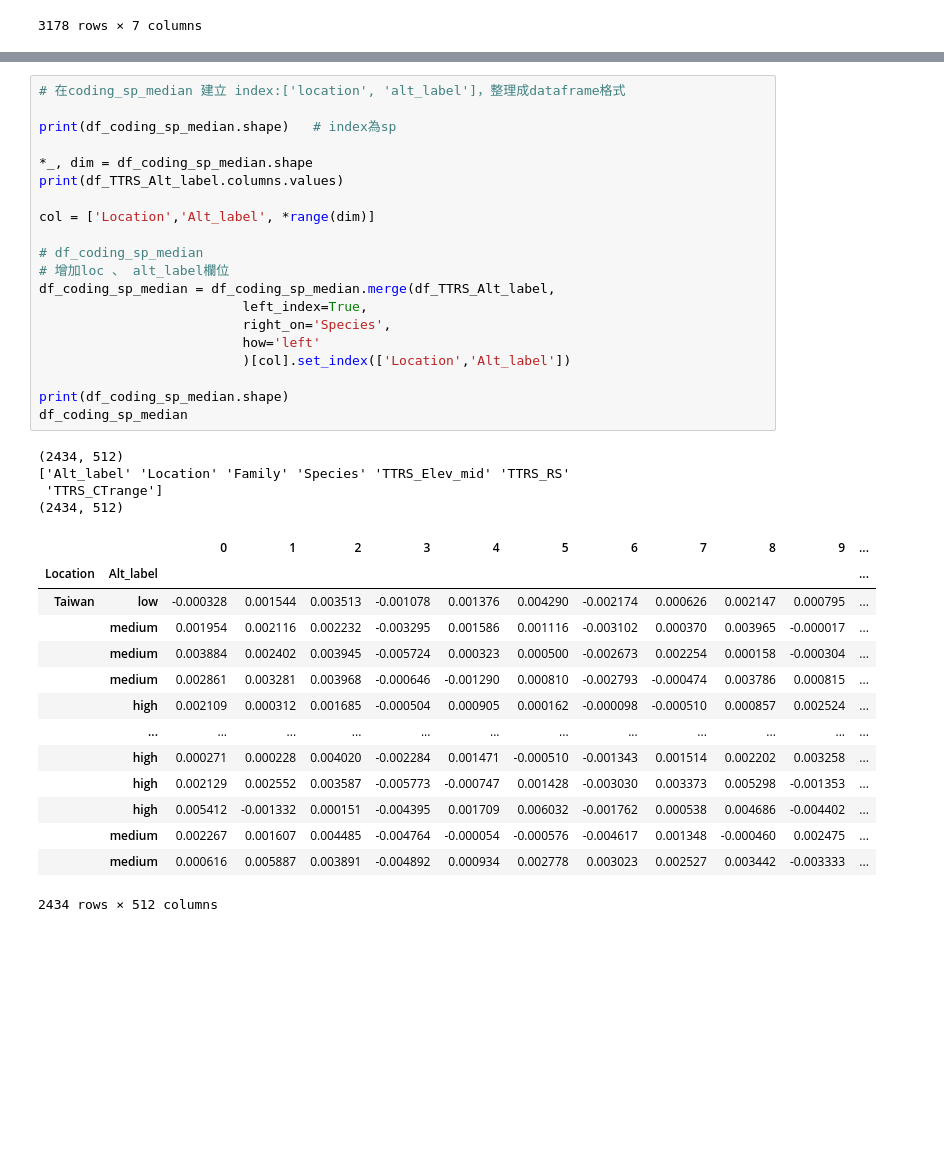
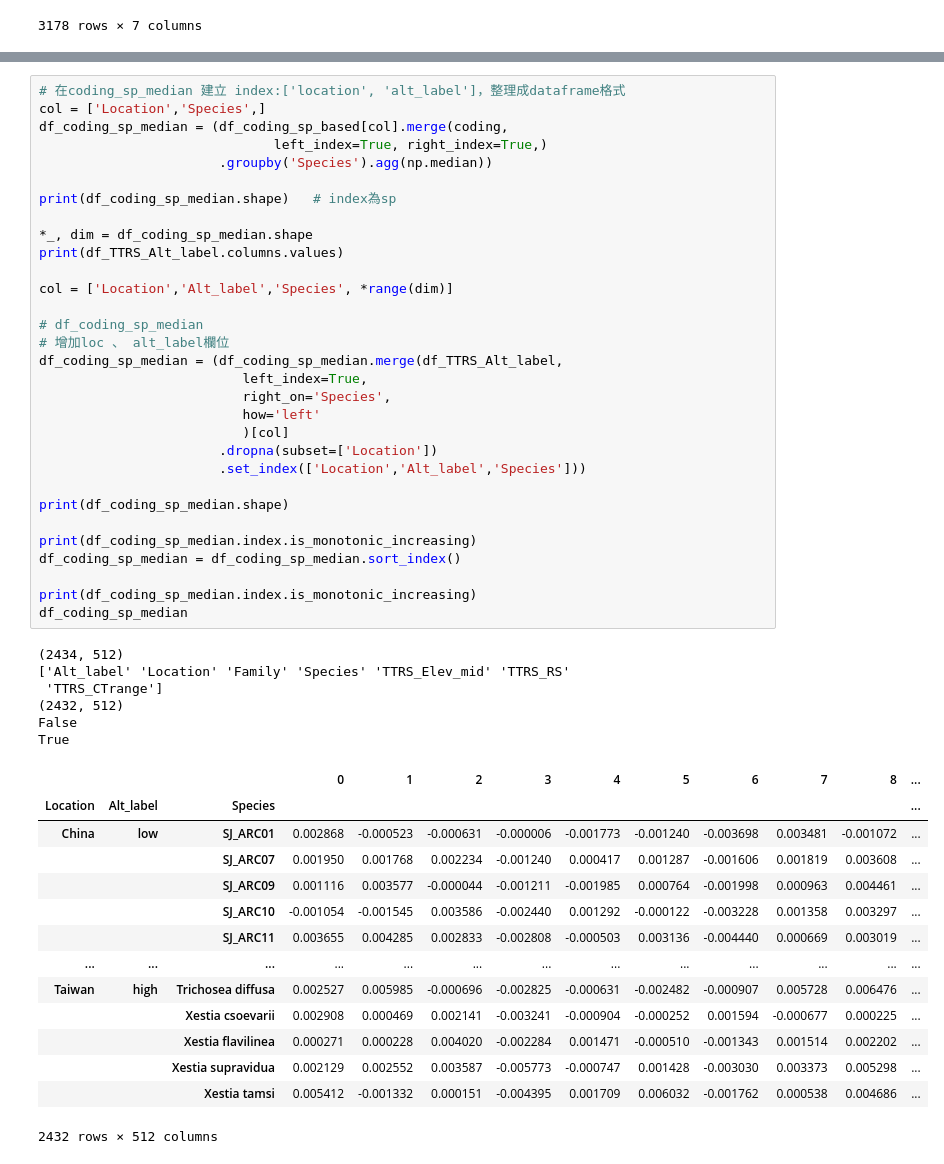
Before and after one commit to YunghuiHsu/Moth_Project, a Jupyter notebook: Moth_thermal/vsc/explore_LatentSpace.ipynb, the cells around one changed output, grey strips where cells are left out. Saved outputs shown, nothing was run; the diff lists cells and outputs as text; blank space fills up the shorter version.

```diff
--- a/Moth_thermal/vsc/explore_LatentSpace.ipynb
+++ b/Moth_thermal/vsc/explore_LatentSpace.ipynb
@@ -884,42 +899,55 @@ Taiwan     : [ 340. 1245. 2148. 3050.]
 # %%
 # 在coding_sp_median 建立 index:['location', 'alt_label']，整理成dataframe格式
+col = ['Location','Species',]
+df_coding_sp_median = (df_coding_sp_based[col].merge(coding,
+                              left_index=True, right_index=True,)
+                       .groupby('Species').agg(np.median))
 
 print(df_coding_sp_median.shape)   # index為sp
 
 *_, dim = df_coding_sp_median.shape
 print(df_TTRS_Alt_label.columns.values)
 
-col = ['Location','Alt_label', *range(dim)]
+col = ['Location','Alt_label','Species', *range(dim)]
 
 # df_coding_sp_median
 # 增加loc 、 alt_label欄位
-df_coding_sp_median = df_coding_sp_median.merge(df_TTRS_Alt_label,
+df_coding_sp_median = (df_coding_sp_median.merge(df_TTRS_Alt_label,
                           left_index=True,
                           right_on='Species',
                           how='left'
-                          )[col].set_index(['Location','Alt_label'])
+                          )[col]
+                       .dropna(subset=['Location'])
+                       .set_index(['Location','Alt_label','Species']))
 
 print(df_coding_sp_median.shape)
+
+print(df_coding_sp_median.index.is_monotonic_increasing)
+df_coding_sp_median = df_coding_sp_median.sort_index()
+
+print(df_coding_sp_median.index.is_monotonic_increasing)
 df_coding_sp_median
 # %% [output]
 (2434, 512)
 ['Alt_label' 'Location' 'Family' 'Species' 'TTRS_Elev_mid' 'TTRS_RS'
  'TTRS_CTrange']
-(2434, 512)
+(2432, 512)
+False
+True
-|  |  | 0 | 1 | 2 | 3 | 4 | 5 | 6 | 7 | 8 | 9 | ... |
-| Location | Alt_label |  |  |  |  |  |  |  |  |  |  | ... |
-| Taiwan | low | -0.000328 | 0.001544 | 0.003513 | -0.001078 | 0.001376 | 0.004290 | -0.002174 | 0.000626 | 0.002147 | 0.000795 | ... |
-|  | medium | 0.001954 | 0.002116 | 0.002232 | -0.003295 | 0.001586 | 0.001116 | -0.003102 | 0.000370 | 0.003965 | -0.000017 | ... |
-|  | medium | 0.003884 | 0.002402 | 0.003945 | -0.005724 | 0.000323 | 0.000500 | -0.002673 | 0.002254 | 0.000158 | -0.000304 | ... |
-|  | medium | 0.002861 | 0.003281 | 0.003968 | -0.000646 | -0.001290 | 0.000810 | -0.002793 | -0.000474 | 0.003786 | 0.000815 | ... |
-|  | high | 0.002109 | 0.000312 | 0.001685 | -0.000504 | 0.000905 | 0.000162 | -0.000098 | -0.000510 | 0.000857 | 0.002524 | ... |
-|  | ... | ... | ... | ... | ... | ... | ... | ... | ... | ... | ... | ... |
-|  | high | 0.000271 | 0.000228 | 0.004020 | -0.002284 | 0.001471 | -0.000510 | -0.001343 | 0.001514 | 0.002202 | 0.003258 | ... |
-|  | high | 0.002129 | 0.002552 | 0.003587 | -0.005773 | -0.000747 | 0.001428 | -0.003030 | 0.003373 | 0.005298 | -0.001353 | ... |
-|  | high | 0.005412 | -0.001332 | 0.000151 | -0.004395 | 0.001709 | 0.006032 | -0.001762 | 0.000538 | 0.004686 | -0.004402 | ... |
-|  | medium | 0.002267 | 0.001607 | 0.004485 | -0.004764 | -0.000054 | -0.000576 | -0.004617 | 0.001348 | -0.000460 | 0.002475 | ... |
-|  | medium | 0.000616 | 0.005887 | 0.003891 | -0.004892 | 0.000934 | 0.002778 | 0.003023 | 0.002527 | 0.003442 | -0.003333 | ... |
+|  |  |  | 0 | 1 | 2 | 3 | 4 | 5 | 6 | 7 | 8 | ... |
+| Location | Alt_label | Species |  |  |  |  |  |  |  |  |  | ... |
+| China | low | SJ_ARC01 | 0.002868 | -0.000523 | -0.000631 | -0.000006 | -0.001773 | -0.001240 | -0.003698 | 0.003481 | -0.001072 | ... |
+|  |  | SJ_ARC07 | 0.001950 | 0.001768 | 0.002234 | -0.001240 | 0.000417 | 0.001287 | -0.001606 | 0.001819 | 0.003608 | ... |
+|  |  | SJ_ARC09 | 0.001116 | 0.003577 | -0.000044 | -0.001211 | -0.001985 | 0.000764 | -0.001998 | 0.000963 | 0.004461 | ... |
+|  |  | SJ_ARC10 | -0.001054 | -0.001545 | 0.003586 | -0.002440 | 0.001292 | -0.000122 | -0.003228 | 0.001358 | 0.003297 | ... |
+|  |  | SJ_ARC11 | 0.003655 | 0.004285 | 0.002833 | -0.002808 | -0.000503 | 0.003136 | -0.004440 | 0.000669 | 0.003019 | ... |
+| ... | ... | ... | ... | ... | ... | ... | ... | ... | ... | ... | ... | ... |
+| Taiwan | high | Trichosea diffusa | 0.002527 | 0.005985 | -0.000696 | -0.002825 | -0.000631 | -0.002482 | -0.000907 | 0.005728 | 0.006476 | ... |
+|  |  | Xestia csoevarii | 0.002908 | 0.000469 | 0.002141 | -0.003241 | -0.000904 | -0.000252 | 0.001594 | -0.000677 | 0.000225 | ... |
+|  |  | Xestia flavilinea | 0.000271 | 0.000228 | 0.004020 | -0.002284 | 0.001471 | -0.000510 | -0.001343 | 0.001514 | 0.002202 | ... |
+|  |  | Xestia supravidua | 0.002129 | 0.002552 | 0.003587 | -0.005773 | -0.000747 | 0.001428 | -0.003030 | 0.003373 | 0.005298 | ... |
+|  |  | Xestia tamsi | 0.005412 | -0.001332 | 0.000151 | -0.004395 | 0.001709 | 0.006032 | -0.001762 | 0.000538 | 0.004686 | ... |
-2434 rows × 512 columns
+2432 rows × 512 columns
 # %%
 # 計算每個物種與(海拔分)群中心點差異
 # 等同以下寫法
```
Also changed, not shown: parts of 12 cells of this notebook.
